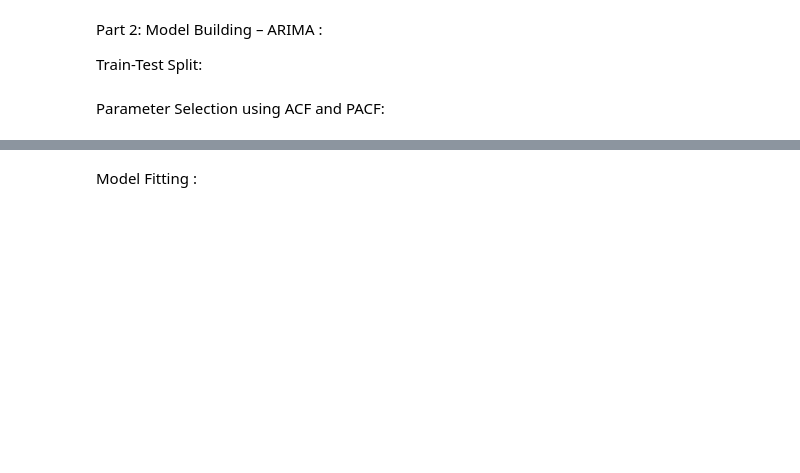
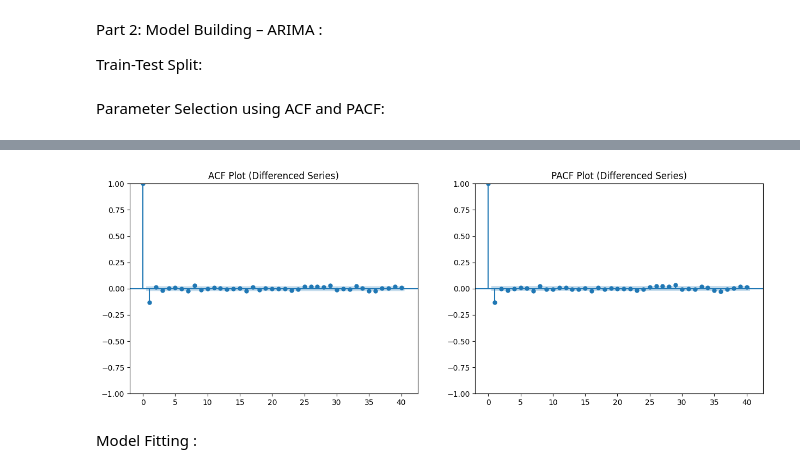
Before and after one commit to jyotiranjansaho/Excelr-Data-Science-Assignment, a Jupyter notebook: 17. Time Series/17_TimeSeries.ipynb, the cells around one changed output, grey strips where cells are left out. Drawn from its saved outputs; the diff is of its cells as text; code cells hidden in the pictures; blank space fills up the shorter version.

```diff
--- a/17. Time Series/17_TimeSeries.ipynb
+++ b/17. Time Series/17_TimeSeries.ipynb
@@ -135,3 +141,22 @@ plt.show()
+# %%
+import matplotlib.pyplot as plt
+# Import the missing plotting functions from statsmodels
+from statsmodels.graphics.tsaplots import plot_acf, plot_pacf
+
+# Set up the plotting area
+fig, axes = plt.subplots(1, 2, figsize=(15, 5))
+
+# Generate the ACF Plot
+plot_acf(train["Ex_rate"].diff().dropna(), ax=axes[0], lags=40)
+axes[0].set_title("ACF Plot (Differenced Series)")
+
+# Generate the PACF Plot
+plot_pacf(train["Ex_rate"].diff().dropna(), ax=axes[1], lags=40)
+axes[1].set_title("PACF Plot (Differenced Series)")
+
+plt.show()
+# %% [output]
+[figure, added]
 # %% [markdown]
 Model Fitting :
 # %%
```
Also changed, not shown: parts of 17 cells of this notebook.
